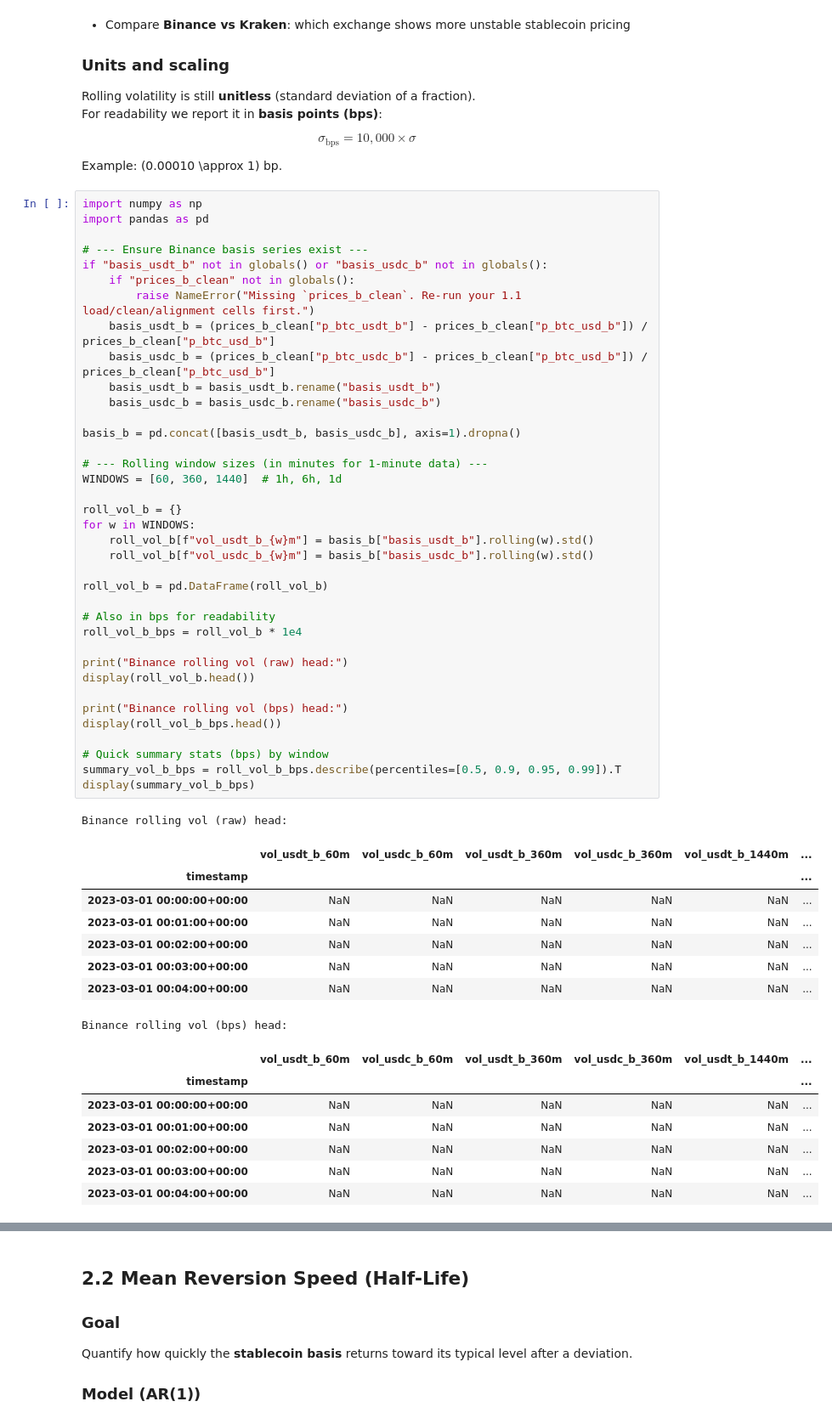
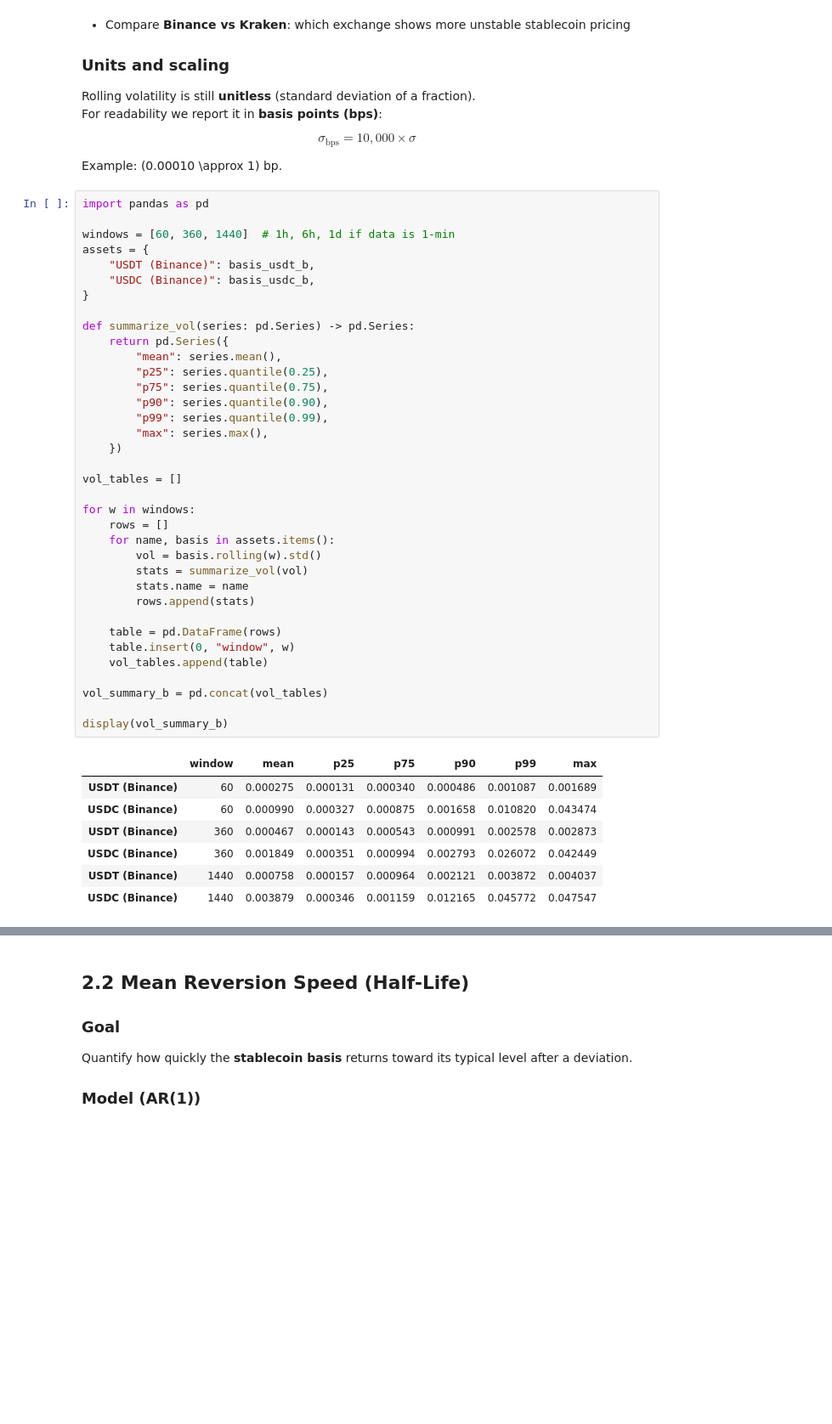
Before and after one commit to cl8550-crypto/iaqf_analysis, a Jupyter notebook: stablecoin_dynamics/code/binance_code.ipynb, the cells around one changed output, grey strips where cells are left out. Shown at 85% size. Cells and saved outputs as stored; diff of their text form; blank space fills up the shorter version.

Commit message:
Rename Binance notebook to binance_code.ipynb and update analysis

```diff
--- a/stablecoin_dynamics/code/binance_1m_basis_20230301_20230321.ipynb
+++ b/stablecoin_dynamics/code/binance_code.ipynb
@@ -617,56 +620,46 @@ $$
 
 Example: \(0.00010 \approx 1\) bp.
 # %%
-import numpy as np
 import pandas as pd
 
-# --- Ensure Binance basis series exist ---
-if "basis_usdt_b" not in globals() or "basis_usdc_b" not in globals():
-    if "prices_b_clean" not in globals():
-        raise NameError("Missing `prices_b_clean`. Re-run your 1.1 load/clean/alignment cells first.")
-    basis_usdt_b = (prices_b_clean["p_btc_usdt_b"] - prices_b_clean["p_btc_usd_b"]) / prices_b_clean["p_btc_usd_b"]
-    basis_usdc_b = (prices_b_clean["p_btc_usdc_b"] - prices_b_clean["p_btc_usd_b"]) / prices_b_clean["p_btc_usd_b"]
-    basis_usdt_b = basis_usdt_b.rename("basis_usdt_b")
-    basis_usdc_b = basis_usdc_b.rename("basis_usdc_b")
+windows = [60, 360, 1440]  # 1h, 6h, 1d if data is 1-min
+assets = {
+    "USDT (Binance)": basis_usdt_b,
+    "USDC (Binance)": basis_usdc_b,
+}
 
-basis_b = pd.concat([basis_usdt_b, basis_usdc_b], axis=1).dropna()
+def summarize_vol(series: pd.Series) -> pd.Series:
+    return pd.Series({
+        "mean": series.mean(),
+        "p25": series.quantile(0.25),
+        "p75": series.quantile(0.75),
+        "p90": series.quantile(0.90),
+        "p99": series.quantile(0.99),
+        "max": series.max(),
+    })
 
-# --- Rolling window sizes (in minutes for 1-minute data) ---
-WINDOWS = [60, 360, 1440]  # 1h, 6h, 1d
+vol_tables = []
 
-roll_vol_b = {}
-for w in WINDOWS:
-    roll_vol_b[f"vol_usdt_b_{w}m"] = basis_b["basis_usdt_b"].rolling(w).std()
-    roll_vol_b[f"vol_usdc_b_{w}m"] = basis_b["basis_usdc_b"].rolling(w).std()
+for w in windows:
+    rows = []
+    for name, basis in assets.items():
+        vol = basis.rolling(w).std()
+        stats = summarize_vol(vol)
+        stats.name = name
+        rows.append(stats)
 
-roll_vol_b = pd.DataFrame(roll_vol_b)
+    table = pd.DataFrame(rows)
+    table.insert(0, "window", w)
+    vol_tables.append(table)
 
-# Also in bps for readability
-roll_vol_b_bps = roll_vol_b * 1e4
+vol_summary_b = pd.concat(vol_tables)
 
-print("Binance rolling vol (raw) head:")
-display(roll_vol_b.head())
-
-print("Binance rolling vol (bps) head:")
-display(roll_vol_b_bps.head())
-
-# Quick summary stats (bps) by window
-summary_vol_b_bps = roll_vol_b_bps.describe(percentiles=[0.5, 0.9, 0.95, 0.99]).T
-display(summary_vol_b_bps)
+display(vol_summary_b)
 # %% [output]
-Binance rolling vol (raw) head:
-|  | vol_usdt_b_60m | vol_usdc_b_60m | vol_usdt_b_360m | vol_usdc_b_360m | vol_usdt_b_1440m | ... |
-| timestamp |  |  |  |  |  | ... |
-| 2023-03-01 00:00:00+00:00 | NaN | NaN | NaN | NaN | NaN | ... |
-| 2023-03-01 00:01:00+00:00 | NaN | NaN | NaN | NaN | NaN | ... |
-| 2023-03-01 00:02:00+00:00 | NaN | NaN | NaN | NaN | NaN | ... |
-| 2023-03-01 00:03:00+00:00 | NaN | NaN | NaN | NaN | NaN | ... |
-| 2023-03-01 00:04:00+00:00 | NaN | NaN | NaN | NaN | NaN | ... |
+|  | window | mean | p25 | p75 | p90 | p99 | max |
+| USDT (Binance) | 60 | 0.000275 | 0.000131 | 0.000340 | 0.000486 | 0.001087 | 0.001689 |
+| USDC (Binance) | 60 | 0.000990 | 0.000327 | 0.000875 | 0.001658 | 0.010820 | 0.043474 |
+| USDT (Binance) | 360 | 0.000467 | 0.000143 | 0.000543 | 0.000991 | 0.002578 | 0.002873 |
+| USDC (Binance) | 360 | 0.001849 | 0.000351 | 0.000994 | 0.002793 | 0.026072 | 0.042449 |
+| USDT (Binance) | 1440 | 0.000758 | 0.000157 | 0.000964 | 0.002121 | 0.003872 | 0.004037 |
+| USDC (Binance) | 1440 | 0.003879 | 0.000346 | 0.001159 | 0.012165 | 0.045772 | 0.047547 |
-Binance rolling vol (bps) head:
-|  | vol_usdt_b_60m | vol_usdc_b_60m | vol_usdt_b_360m | vol_usdc_b_360m | vol_usdt_b_1440m | ... |
-| timestamp |  |  |  |  |  | ... |
-| 2023-03-01 00:00:00+00:00 | NaN | NaN | NaN | NaN | NaN | ... |
-| 2023-03-01 00:01:00+00:00 | NaN | NaN | NaN | NaN | NaN | ... |
-| 2023-03-01 00:02:00+00:00 | NaN | NaN | NaN | NaN | NaN | ... |
-| 2023-03-01 00:03:00+00:00 | NaN | NaN | NaN | NaN | NaN | ... |
-| 2023-03-01 00:04:00+00:00 | NaN | NaN | NaN | NaN | NaN | ... |
```
Also changed, not shown: parts of 11 cells of this notebook.
